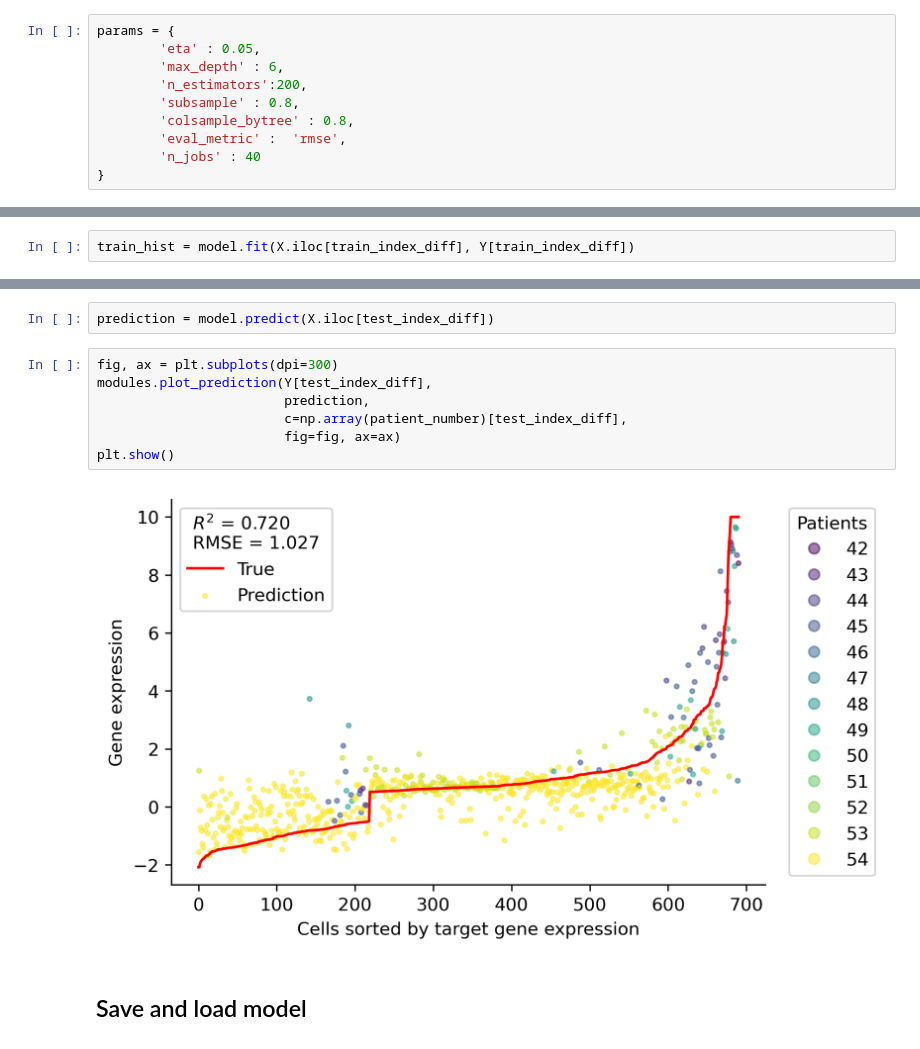
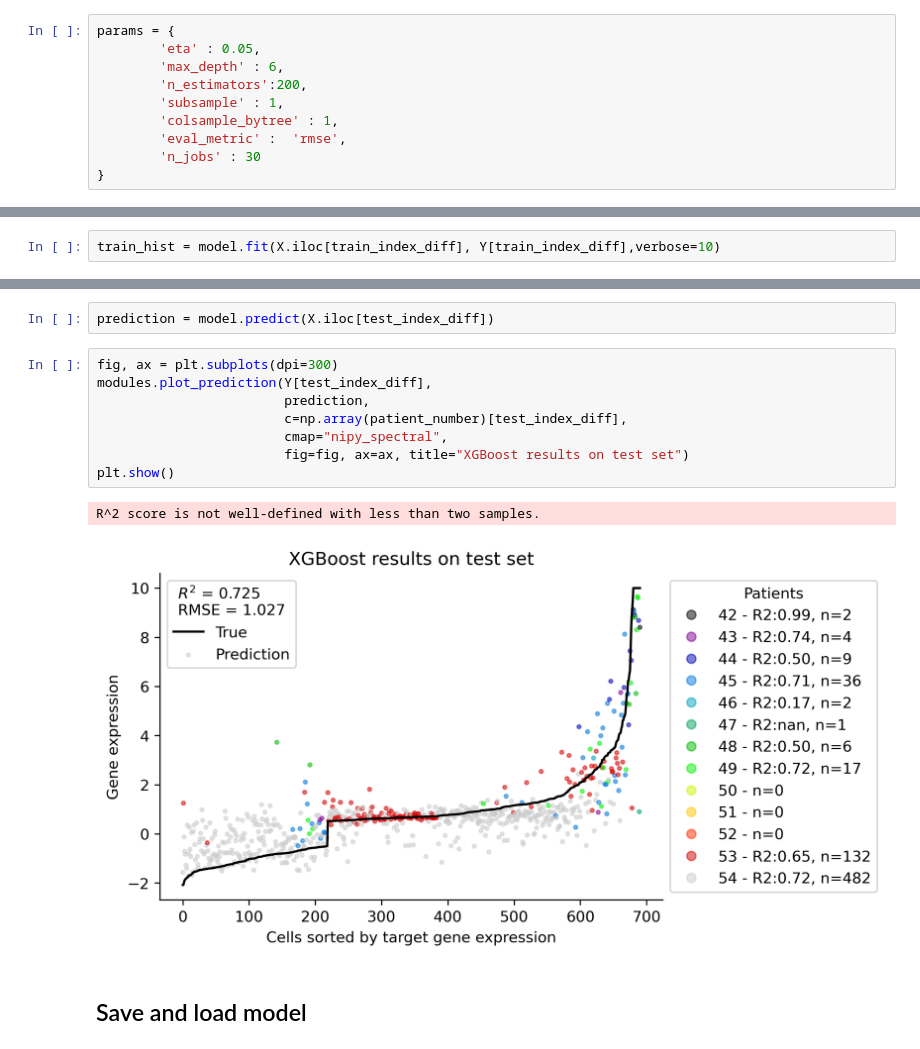
Before and after one commit to sevsorita/single_cell, a Jupyter notebook: notebooks/Example_model.ipynb, the cells around one changed output, grey strips where cells are left out. Cells and saved outputs as stored; diff of their text form.

```diff
--- a/notebooks/Example_model.ipynb
+++ b/notebooks/Example_model.ipynb
@@ -54,12 +57,12 @@ params = {
         'eta' : 0.05,
         'max_depth' : 6,
         'n_estimators':200,
-        'subsample' : 0.8,
-        'colsample_bytree' : 0.8,
+        'subsample' : 1,
+        'colsample_bytree' : 1,
         'eval_metric' :  'rmse',
-        'n_jobs' : 40
+        'n_jobs' : 30
 }
 # %%
 model =  xgb.XGBRegressor(**params)
 # %%
-train_hist = model.fit(X.iloc[train_index_diff], Y[train_index_diff])
+train_hist = model.fit(X.iloc[train_index_diff], Y[train_index_diff],verbose=10)
@@ -70,12 +80,14 @@ prediction = model.predict(X.iloc[test_index_diff])
 # %%
 fig, ax = plt.subplots(dpi=300)
 modules.plot_prediction(Y[test_index_diff],
                         prediction,
                         c=np.array(patient_number)[test_index_diff],
-                        fig=fig, ax=ax)
+                        cmap="nipy_spectral",
+                        fig=fig, ax=ax, title="XGBoost results on test set")
 plt.show()
 # %% [output]
+R^2 score is not well-defined with less than two samples.
-[figure, old version]
+[figure, new version]
 # %% [markdown]
 ## Save and load model
 # %%
```
Also changed, not shown: parts of 52 cells of this notebook.
